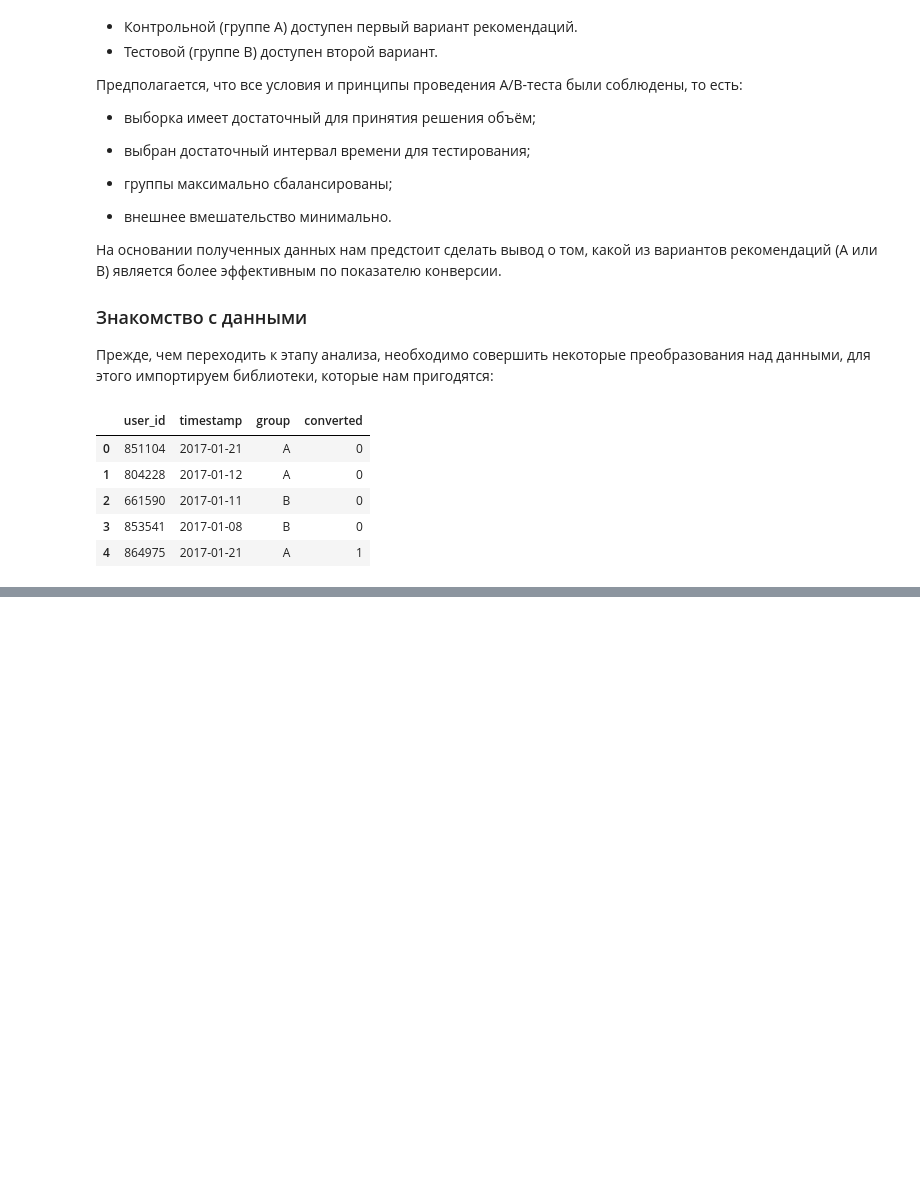
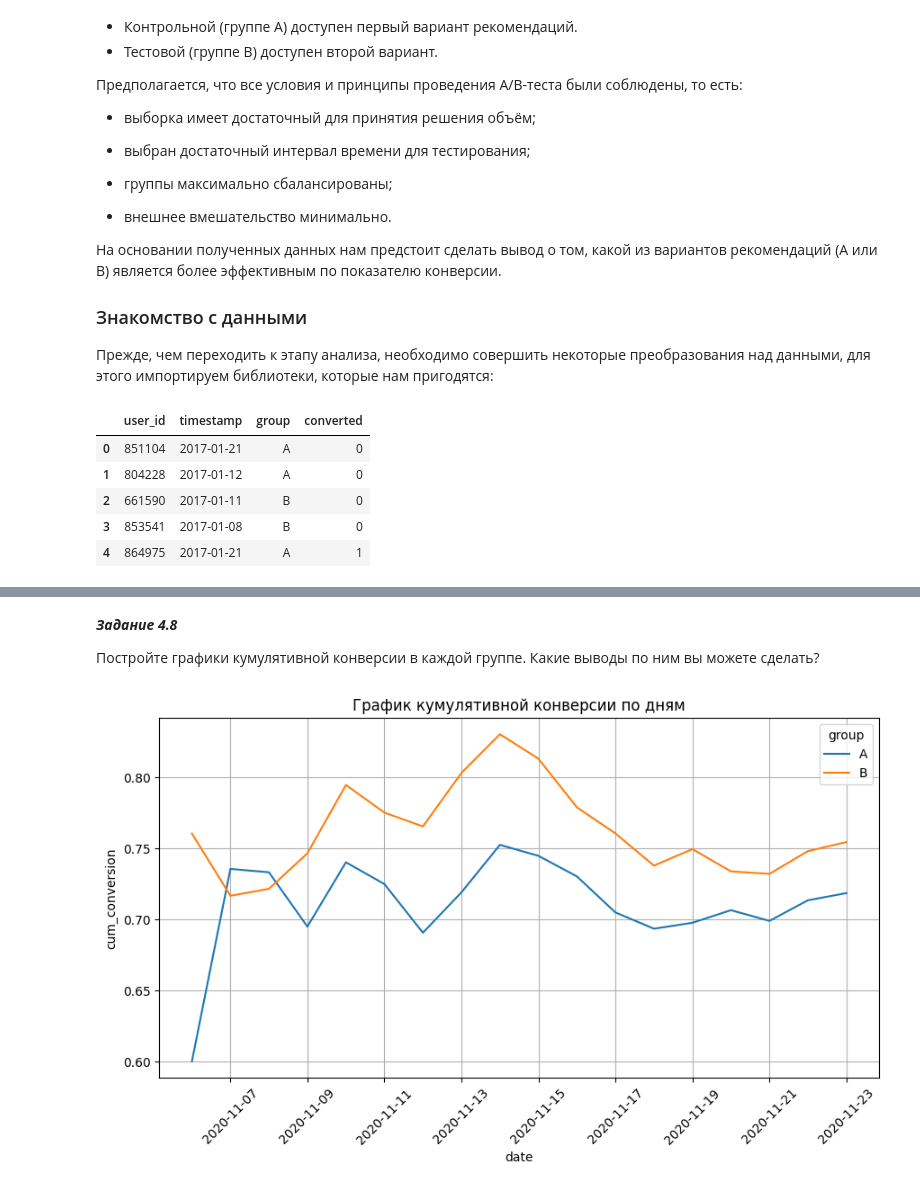
Before and after one commit to inconstant1313/Sandbox, a Jupyter notebook: DSPR_119/EDA_5/EDA_5_theory.ipynb, the cells around one changed output, grey strips where cells are left out. Saved outputs shown, nothing was run; the diff lists cells and outputs as text; code cells hidden in the pictures; blank space fills up the shorter version.

```diff
--- a/DSPR_119/EDA_5/EDA_5_theory.ipynb
+++ b/DSPR_119/EDA_5/EDA_5_theory.ipynb
@@ -45,0 +298,9 @@ ab_data.head()
+# %%
+sample_a = pd.read_csv('data/ab_test-redesign_sample_a.csv')
+sample_b = pd.read_csv('data/ab_test-redesign_sample_b.csv')
+
+sample_ab = pd.concat([sample_a,sample_b])
+
+display(sample_a.head())
+display(sample_b.head())
+display(sample_ab.head())
@@ -45,0 +404,16 @@ ab_data.head()
+# %%
+# вычисляем кумулятивную сумму количества посетителей
+daily_data_ab['cum_users_count'] = daily_data_ab.groupby(['group'])['users_count'].cumsum()
+# вычисляем кумулятивную сумму числа транзакций
+daily_data_ab['cum_transactions'] = daily_data_ab.groupby(['group'])['transactions'].cumsum()
+# коммулятивная общая сумма покупок
+daily_data_ab['cum_revenue'] = daily_data_ab.groupby(['group'])['revenue'].cumsum()
+# вычисляем кумулятивную конверсию
+daily_data_ab['cum_conversion'] = daily_data_ab['cum_transactions']/daily_data_ab['cum_users_count'] * 100
+# вычисляем кумулятивный средний чек
+daily_data_ab['cum_average_check'] = daily_data_ab['cum_revenue']/daily_data_ab['cum_transactions'] * 100
+
+display(daily_data_ab.head())
+
+print(round(daily_data_ab[daily_data_ab['group'] == 'A']['cum_conversion'].mean(), 2))
+print(round(daily_data_ab[daily_data_ab['group'] == 'B']['cum_conversion'].mean(), 2))
@@ -45,0 +429,19 @@ ab_data.head()
+# %% [markdown]
+***Задание 4.8***
+
+Постройте графики кумулятивной конверсии в каждой группе. Какие выводы по ним вы можете сделать?
+# %%
+# создаём фигуру размером 8x4
+fig = plt.figure(figsize=(8, 4))
+# добавляем систему координат
+ax = fig.add_axes([1, 1, 1, 1])
+# строим lineplot для кумулятивной конверсии во времени в каждой группе
+sns.lineplot(x='date', y='cum_conversion', data=daily_data_ab, hue='group', ax=ax)
+# задаём подпись к графику
+ax.set_title('График кумулятивной конверсии по дням')
+# задаём поворот меток на оси абсцисс
+ax.xaxis.set_tick_params(rotation = 45)
+# задаём отображение сетки
+ax.grid(True);
+# %% [output]
+[figure, added]
```
Also changed, not shown: parts of 47 cells of this notebook.
